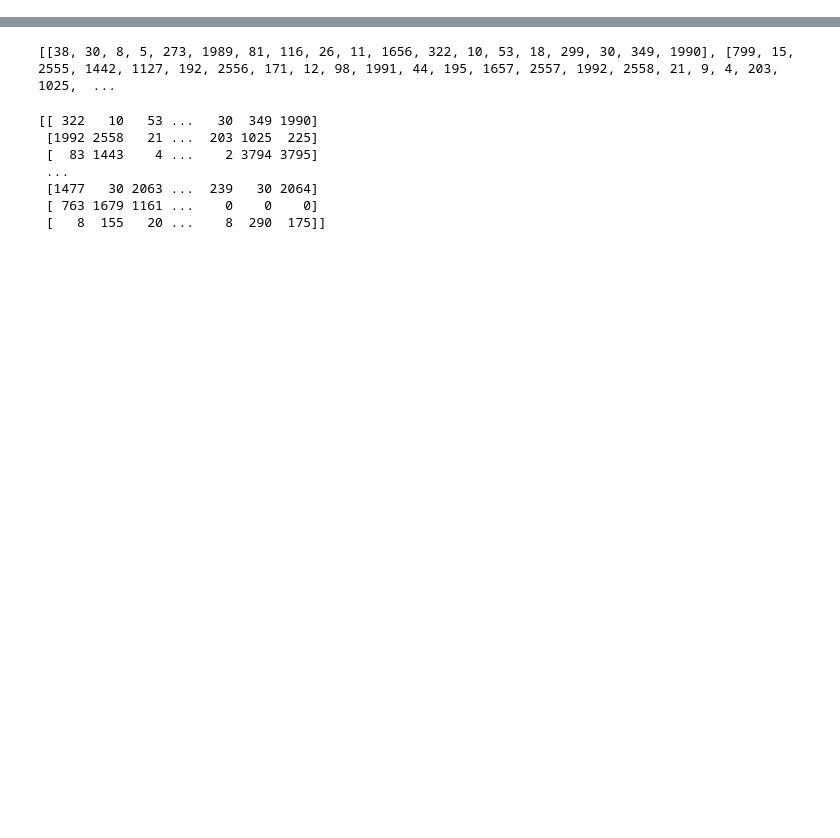
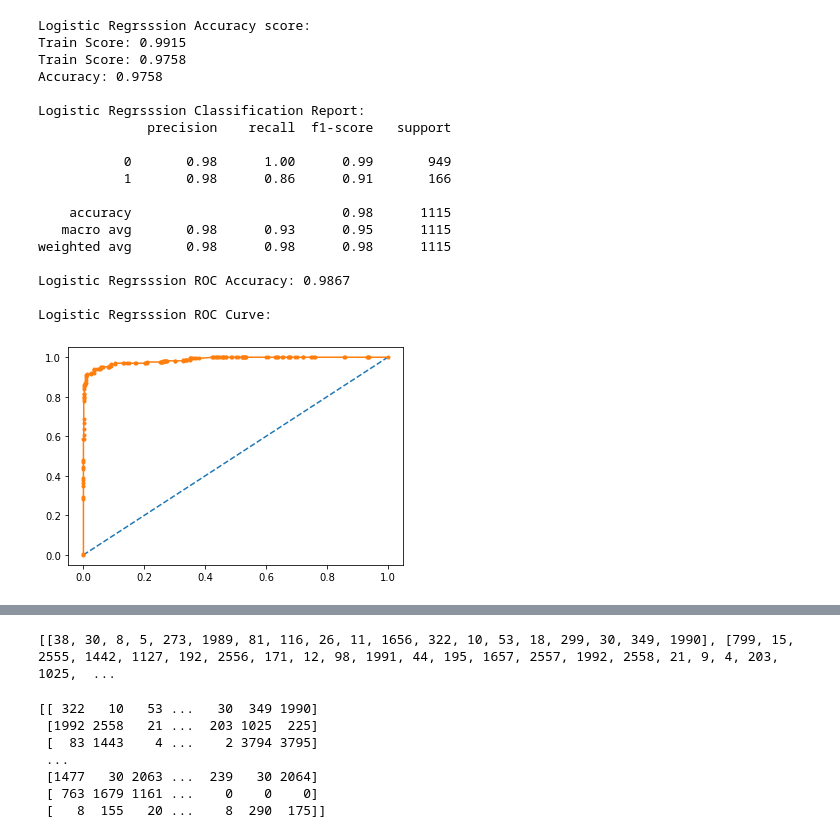
Before and after one commit to heyam3/33steamlit_spam_detection, a Jupyter notebook: ML_DL_Spam_detection.ipynb, the cells around one changed output, grey strips where cells are left out. Cells and saved outputs as stored; diff of their text form; code cells hidden in the pictures; blank space fills up the shorter version.

```diff
--- a/ML_DL_Spam_detection.ipynb
+++ b/ML_DL_Spam_detection.ipynb
@@ -101,2 +157,48 @@ Logistic Regrsssion Model Accuracy
+# %%
+#4.Logistic Regrsssion Evaluate model
+lg_score_train = lg_model.score(X_train,y_train)
+lg_score_test = lg_model.score(X_test,y_test)
+lg_acc = accuracy_score(y_test,lg_pred)
+
+lg_cr = classification_report(y_test, lg_pred)
+
+lg_prob = lg_model.predict_proba(X_test)
+lg_roc = roc_auc_score(y_test, lg_prob[:, 1])
+print("Logistic Regrsssion Accuracy score:")
+print("Train Score:",round(lg_score_train,4))
+print("Train Score:",round(lg_score_test,4))
+print("Accuracy:",round(lg_acc,4))
+print(" ")
+print("Logistic Regrsssion Classification Report:")
+print(lr_cr)
+print("Logistic Regrsssion ROC Accuracy:",round(lg_roc,4))
+print(" ")
+print("Logistic Regrsssion ROC Curve:")
+from matplotlib import pyplot as plt
+fpr, tpr, threholds = roc_curve(y_test, lg_prob[:, 1])
+fig, ax = plt.subplots()
+ax.plot([0, 1], [0, 1], linestyle="--")
+ax.plot(fpr, tpr, marker=".")
+plt.show(fig)
+# %% [output]
+Logistic Regrsssion Accuracy score:
+Train Score: 0.9915
+Train Score: 0.9758
+Accuracy: 0.9758
+
+Logistic Regrsssion Classification Report:
+              precision    recall  f1-score   support
+
+           0       0.98      1.00      0.99       949
+           1       0.98      0.86      0.91       166
+
+    accuracy                           0.98      1115
+   macro avg       0.98      0.93      0.95      1115
+weighted avg       0.98      0.98      0.98      1115
+
+Logistic Regrsssion ROC Accuracy: 0.9867
+
+Logistic Regrsssion ROC Curve:
+[figure, added]
 # %%
 # Naive Bayes model
```
Also changed, not shown: parts of 20 cells of this notebook.
